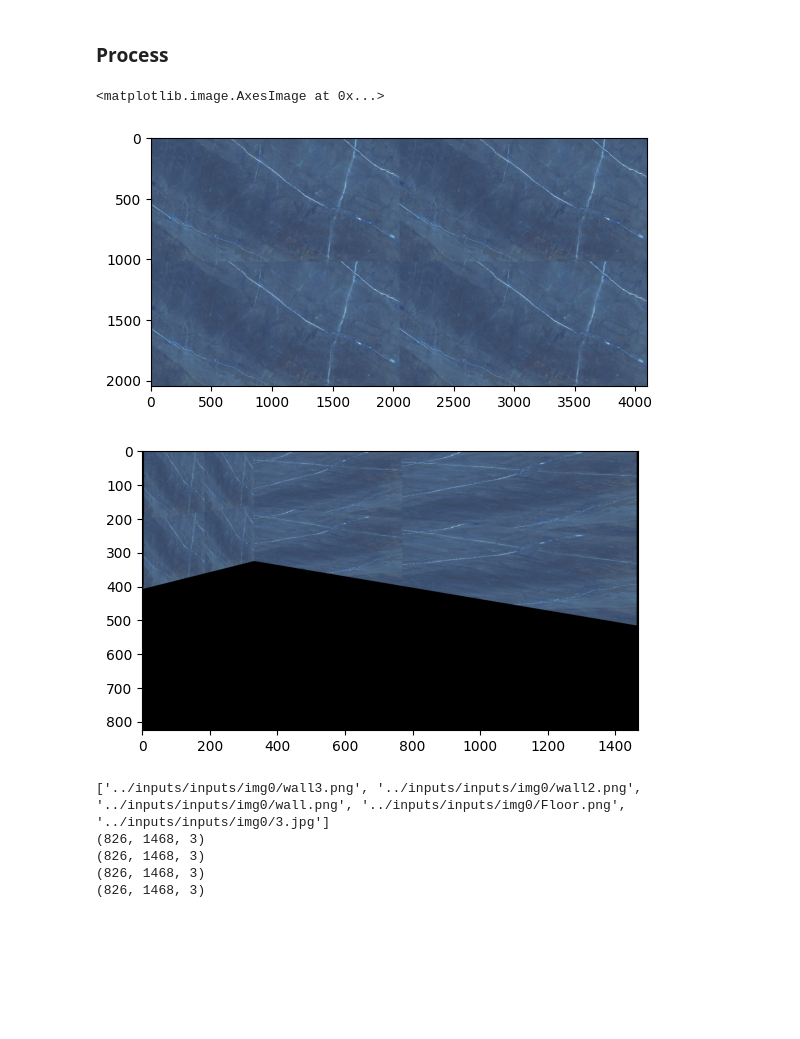
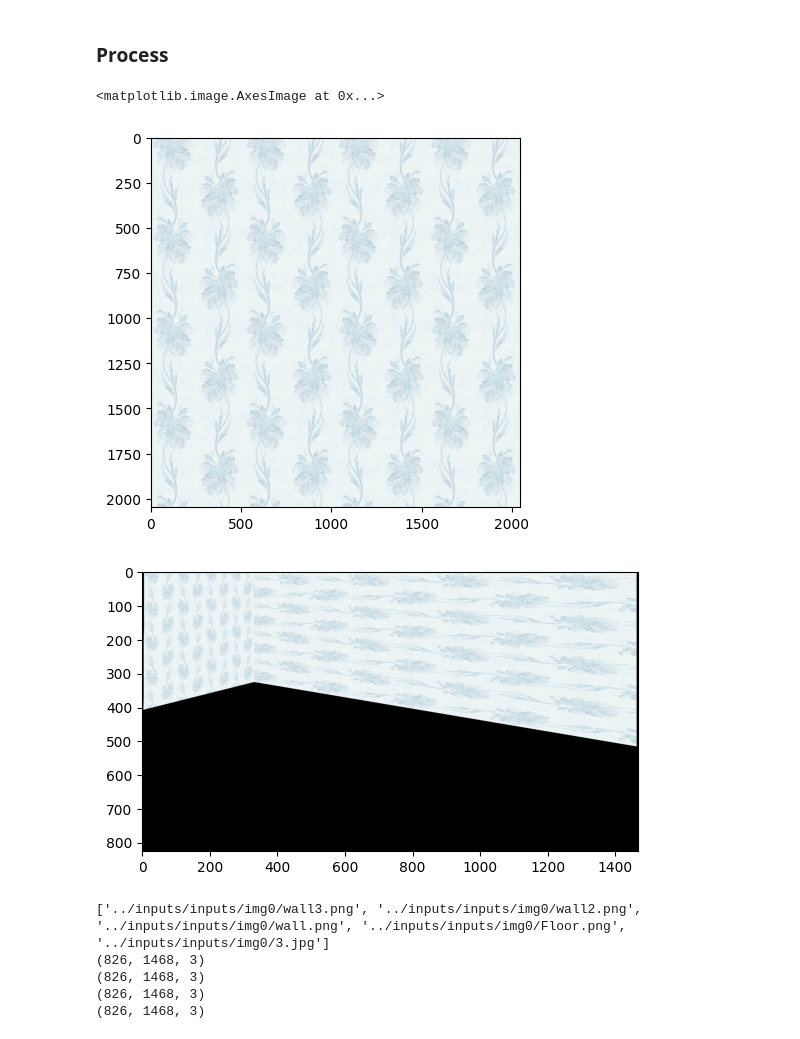
Before and after one commit to Karan-00-11/mfs, a Jupyter notebook: overlaying/manual_overlaying.ipynb, the cells around one changed output. Drawn from its saved outputs; the diff is of its cells as text; code cells hidden in the pictures; blank space fills up the shorter version.

```diff
--- a/overlaying/manual_overlaying.ipynb
+++ b/overlaying/manual_overlaying.ipynb
@@ -135,15 +135,15 @@ l_points = [[6, 2], [330, 1], [332, 327], [4, 409]]
 # %%
 base_image = cv2.imread(sample1)
 base_image_copy = base_image.copy()
-subject_image = cv2.imread(sample_stone)
+subject_image = cv2.imread(sample_wallpaper)
 plt.imshow(subject_image)
 # %% [output]
 <matplotlib.image.AxesImage at 0x...>
-[figure, old version]
+[figure, new version]
 # %%
 wall_overlay = combine_warps(base_image, subject_image, [r_points, l_points])
 # %% [output]
-[figure, old version]
+[figure, new version]
 # %%
 img_paths = get_mask_imgs('../inputs/inputs/img0')
 print(img_paths)
```
Also changed, not shown: parts of 2 cells of this notebook.
